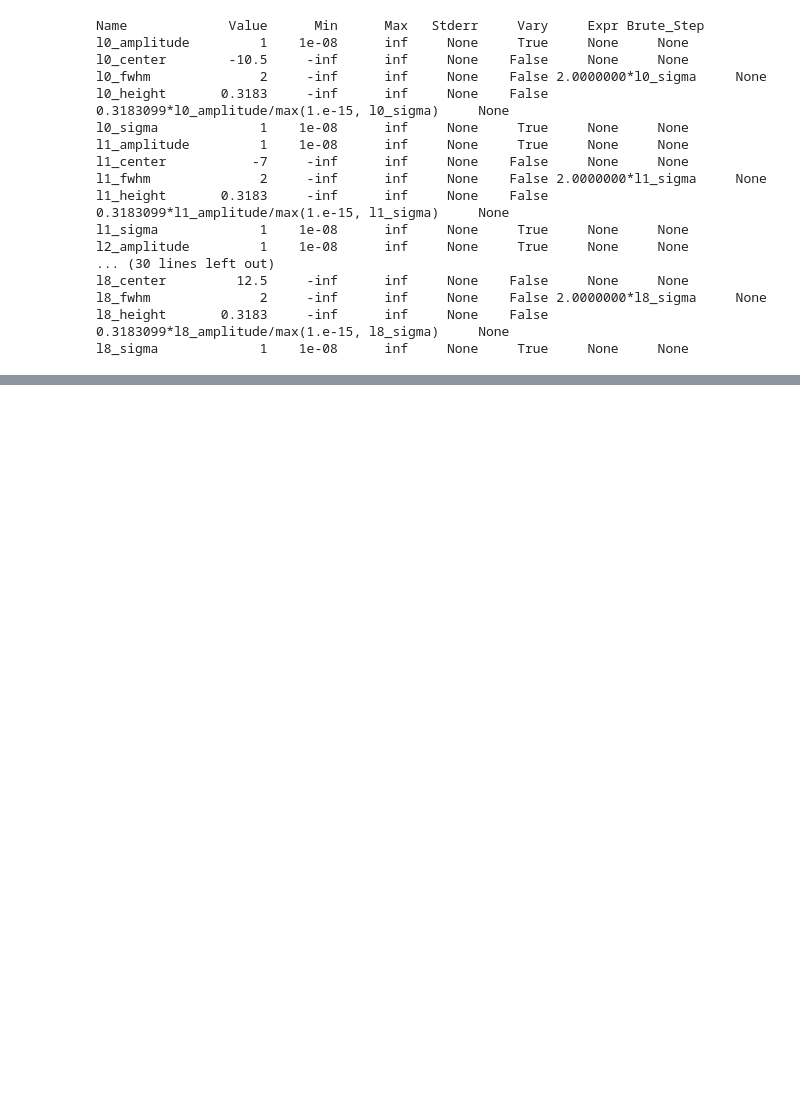
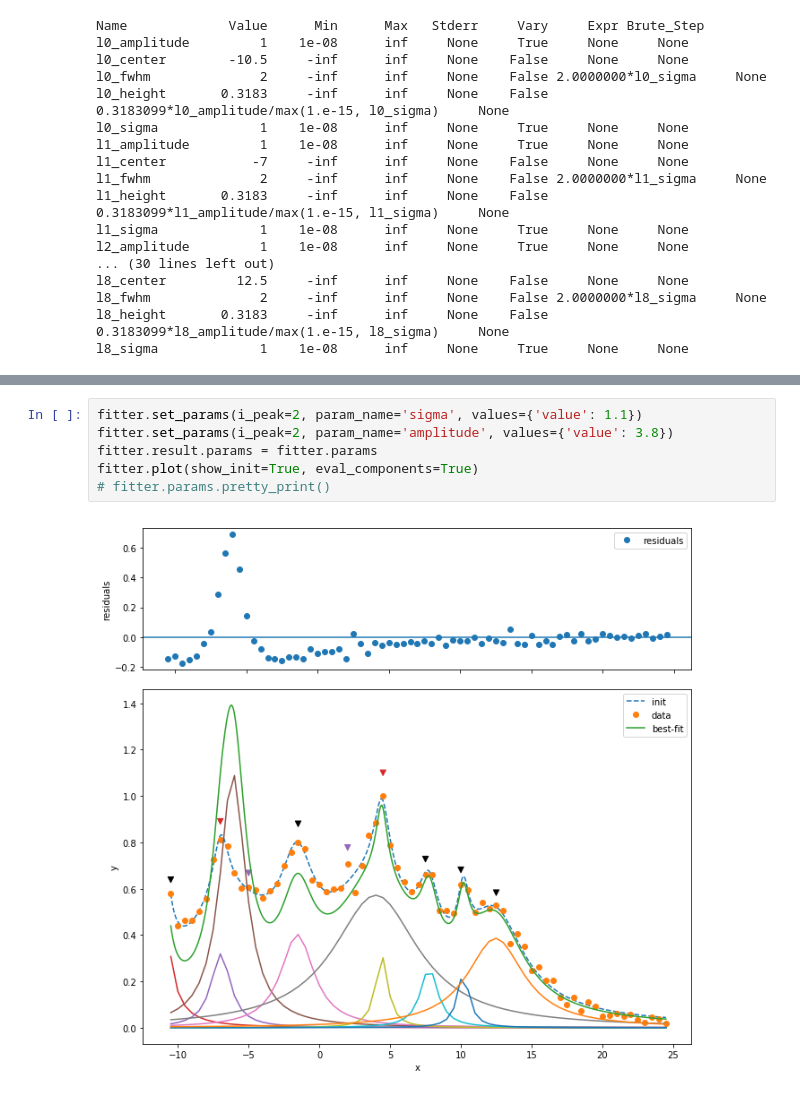
Before and after one commit to kei0822kei/smooziee, a Jupyter notebook: notebook/mizo_fit.ipynb, the cells around one changed output, grey strips where cells are left out. Saved outputs shown, nothing was run; the diff lists cells and outputs as text; blank space fills up the shorter version.

```diff
--- a/notebook/mizo_fit.ipynb
+++ b/notebook/mizo_fit.ipynb
@@ -51 +75,9 @@ fitter.fit()
+# %%
+fitter.set_params(i_peak=2, param_name='sigma', values={'value': 1.1})
+fitter.set_params(i_peak=2, param_name='amplitude', values={'value': 3.8})
+fitter.result.params = fitter.params
+fitter.plot(show_init=True, eval_components=True)
+# fitter.params.pretty_print()
+# %% [output]
+[figure, added]
 # %%
```
Also changed, not shown: parts of 15 cells of this notebook, 1 other file.
